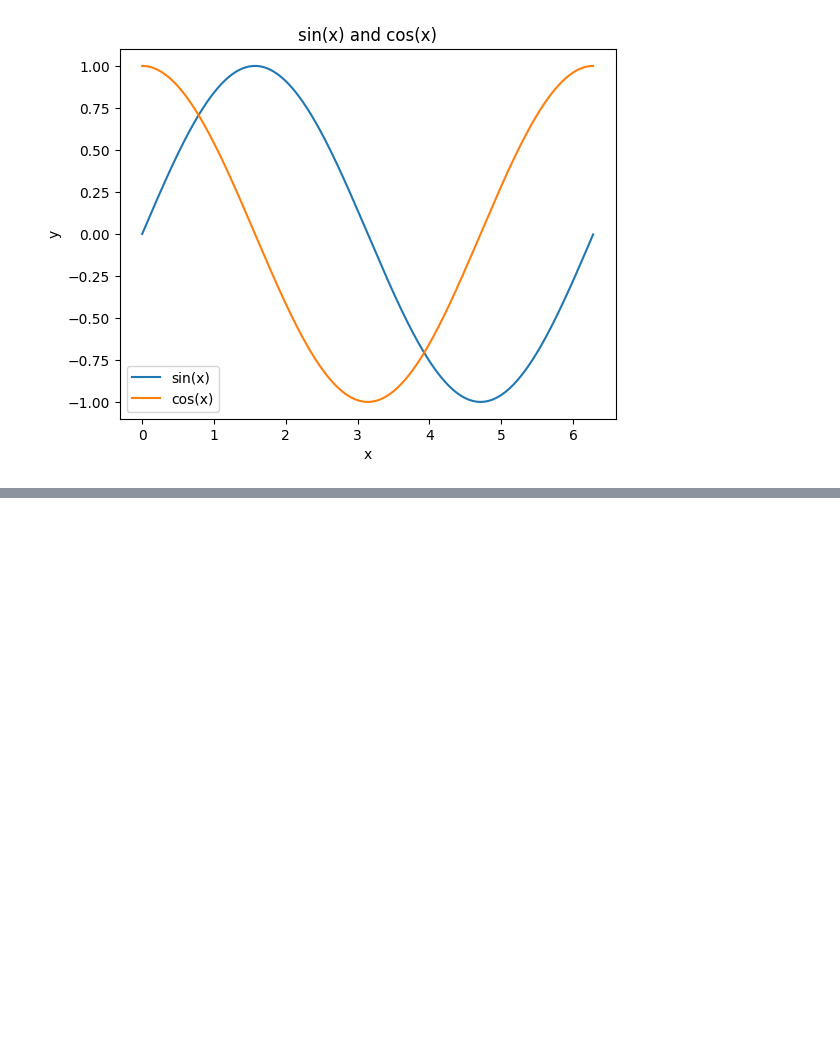
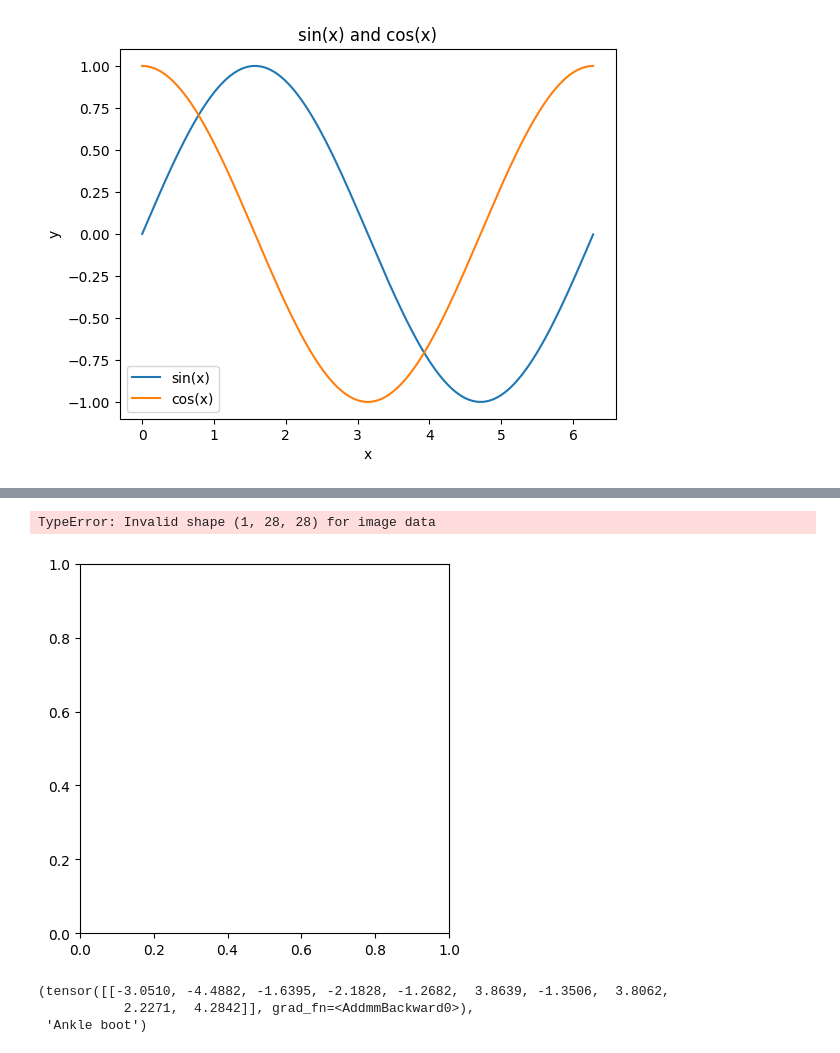
Before and after one commit to sakamakik-outlook/pytorch, a Jupyter notebook: python.ipynb, the cells around one changed output, grey strips where cells are left out. Saved outputs shown, nothing was run; the diff lists cells and outputs as text; code cells hidden in the pictures; blank space fills up the shorter version.

```diff
--- a/python.ipynb
+++ b/python.ipynb
@@ -59,0 +284,12 @@ my_file.close()
+# %%
+# plot test_data[0][0]
+plt.imshow(test_data[0][0], cmap='gray')
+# %% [output]
+TypeError: Invalid shape (1, 28, 28) for image data
+[figure, added]
+# %%
+pred, classes[pred.argmax(1)]
+# %% [output]
+(tensor([[-3.0510, -4.4882, -1.6395, -2.1828, -1.2682,  3.8639, -1.3506,  3.8062,
+           2.2271,  4.2842]], grad_fn=<AddmmBackward0>),
+ 'Ankle boot')
```
Also changed, not shown: parts of 30 cells of this notebook, 8 other files.
